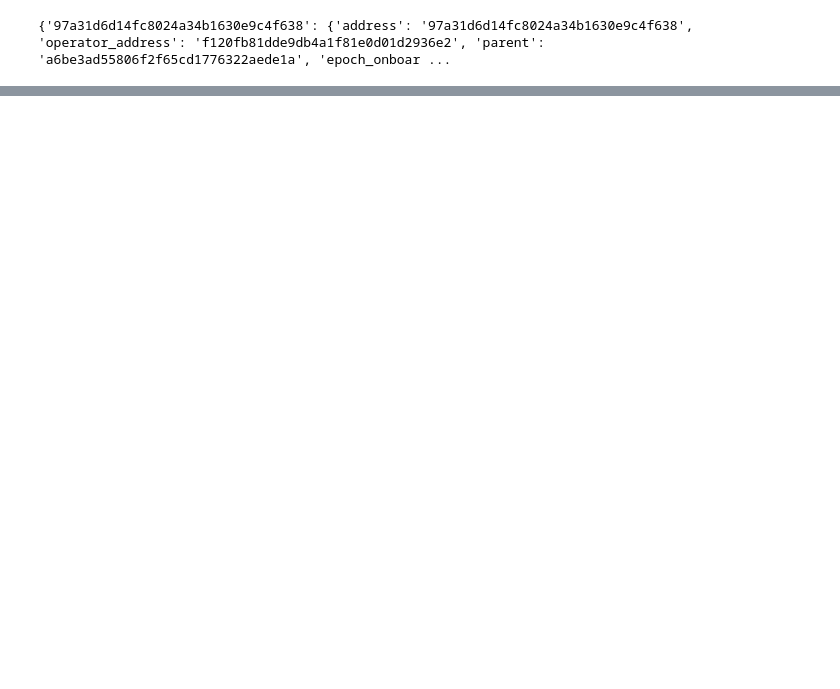
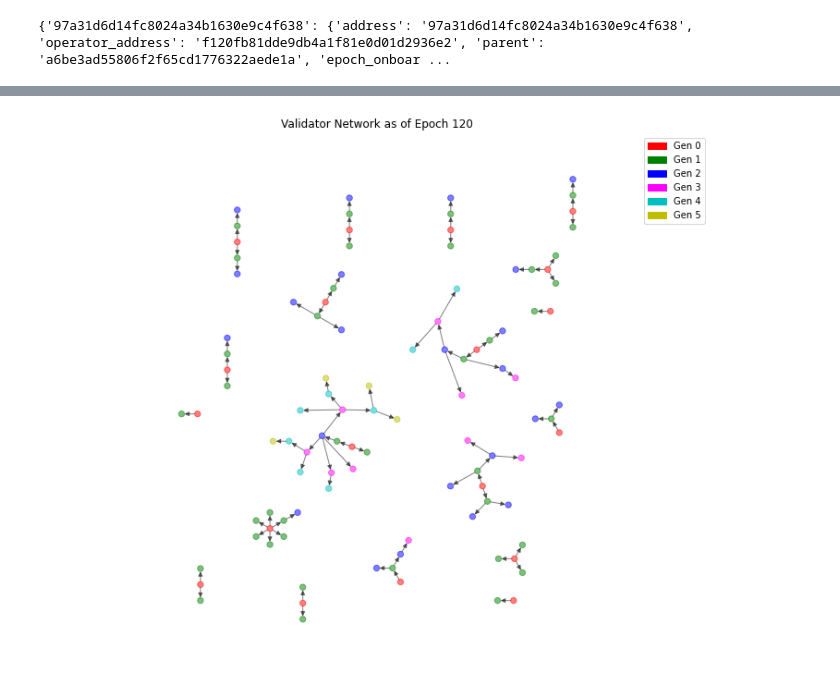
Before and after one commit to matttyb80/ol-analytical-research, a Jupyter notebook: validator_network_full.ipynb, the cells around one changed output, grey strips where cells are left out. Cells and saved outputs as stored; diff of their text form; code cells hidden in the pictures; blank space fills up the shorter version.

Commit message:
add gen 5 and labels

```diff
--- a/validator_network_full.ipynb
+++ b/validator_network_full.ipynb
@@ -380,0 +382,17 @@ print(epoch_onboarded)
+# %%
+gen_4_tree = get_permission_tree(gen_4_list)
+C_5 = nx.DiGraph()
+gen_5_list = []
+
+for n, d in C_4.nodes(data=True):
+    C_5.add_node(n, data=True)
+    for keys, values in gen_4_tree.items():
+        if n == keys and values['children']:
+            print(values['children'])
+
+            C_5.add_node(n,data=True)
+            for child in values['children']:
+                C_5.add_node(child['address'], epoch_onboarded= child['epoch_onboarded'], generation = 5)
+                C_5.add_edge(n,child['address'])
+                gen_5_list.append(child['address'])
+H_5 = nx.compose(H_4,C_5)
@@ -409,0 +437,19 @@ plt.show()
+# %%
+color_map = ['red' if H_5.nodes[node]['epoch_onboarded'] == 0 else 'green' if H_5.nodes[node]['generation'] ==1 else 'blue' if H_5.nodes[node]['generation'] ==2 \
+    else 'magenta' if H_5.nodes[node]['generation'] ==3 else 'c' if H_5.nodes[node]['generation'] ==4 else 'y' for node in H_5]
+red_patch = mpatches.Patch(color='red', label='Gen 0')
+green_patch = mpatches.Patch(color='green', label='Gen 1')
+blue_patch = mpatches.Patch(color='blue', label='Gen 2')
+magenta_patch = mpatches.Patch(color='magenta', label='Gen 3')
+cyan_patch = mpatches.Patch(color='c', label='Gen 4')
+y_patch = mpatches.Patch(color='y', label='Gen 5')
+pos = nx.nx_agraph.graphviz_layout(H_5, prog="twopi", args="")
+plt.figure(figsize=(10, 8))
+nx.draw(H_5, pos, node_size=40, alpha=0.5, node_color=color_map, with_labels=False)
+plt.axis("equal")
+plt.title('Validator Network as of Epoch ' + str(current_epoch))
+plt.legend(handles=[red_patch, green_patch, blue_patch, magenta_patch, cyan_patch, y_patch])
+plt.savefig("validatorset_" + str(current_epoch) + ".png", bbox_inches='tight')
+plt.show()
+# %% [output]
+[figure, added]
```
Also changed, not shown: parts of 22 cells of this notebook, 4 other files.
